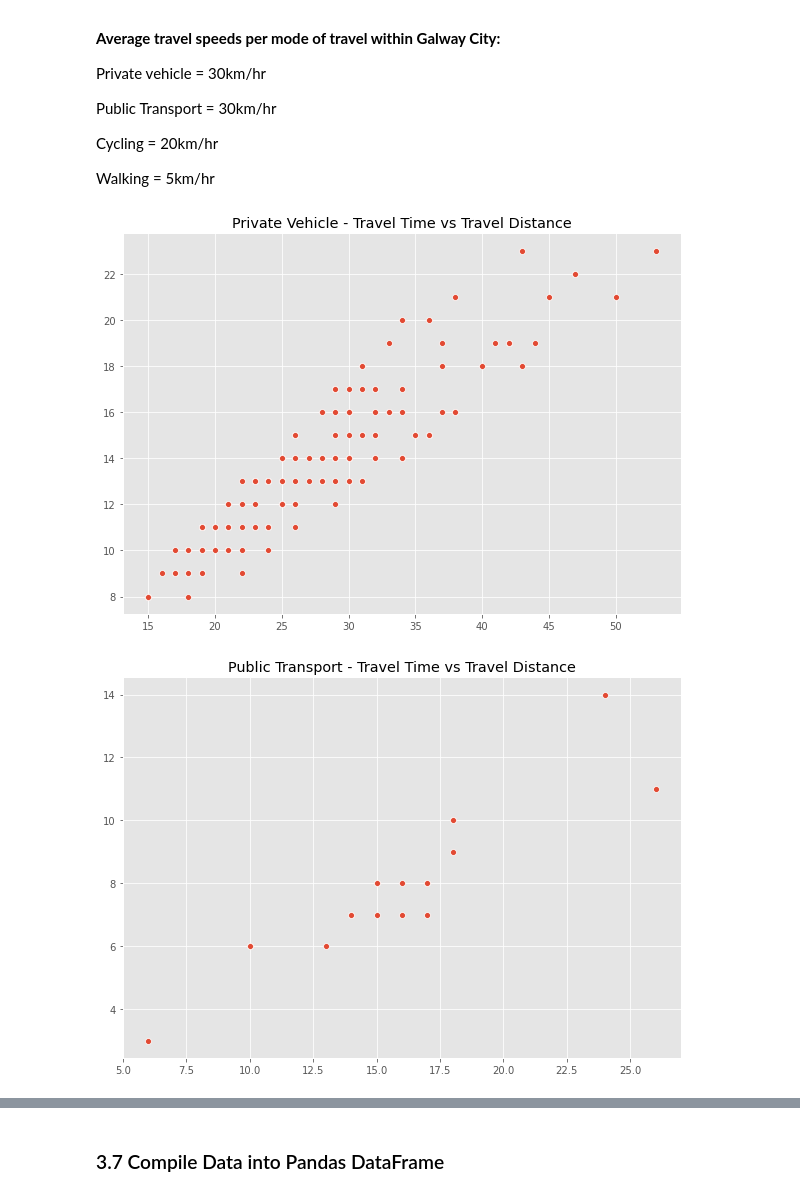
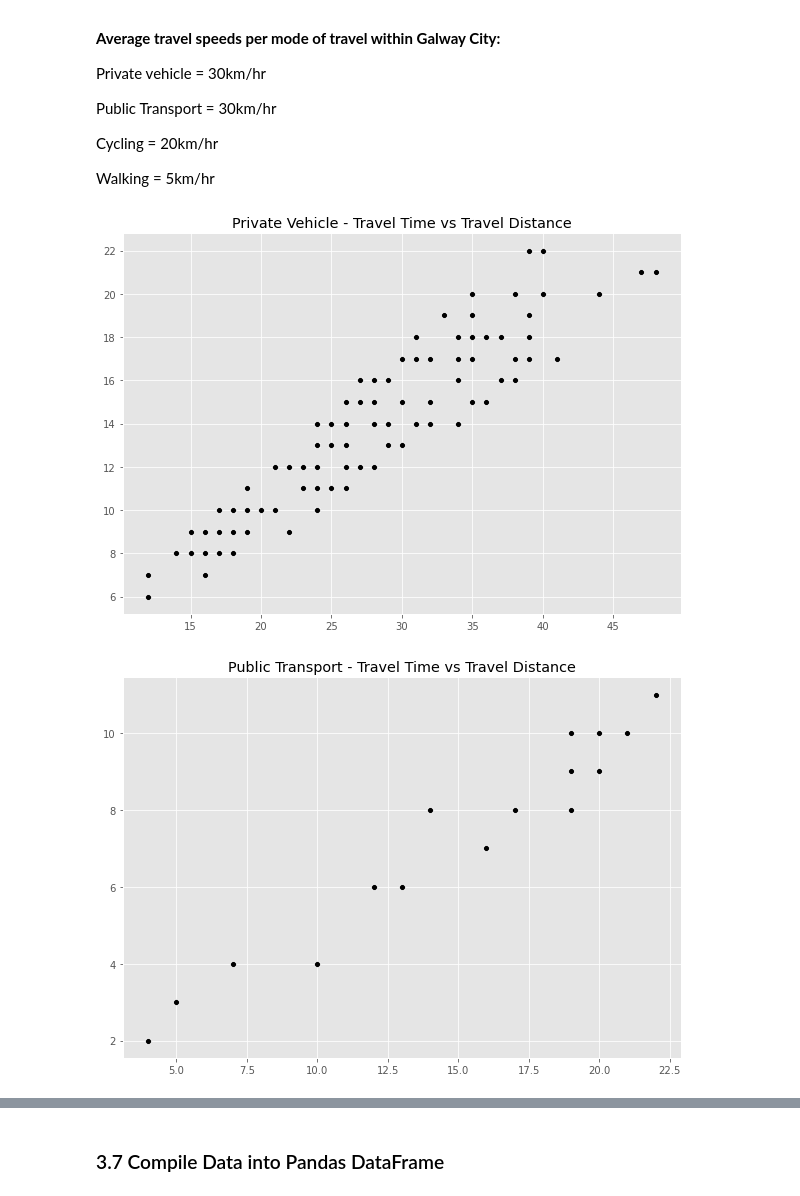
Before and after one commit to PaulSweeney89/ProgDA-Project2020, a Jupyter notebook: Traffic.ipynb, the cells around one changed output, grey strips where cells are left out. Cells and saved outputs as stored; diff of their text form; code cells hidden in the pictures.

```diff
--- a/Traffic.ipynb
+++ b/Traffic.ipynb
@@ -181,19 +182,23 @@ def mot(age_list):
     for val in age_list:
 
         if val in range(18, 25):
-            w = np.random.choice(m, p=[0.1, 0.23, 0.30, 0.37])
+            w = np.random.choice(m, p=[0.05, 0.25, 0.30, 0.40])
             mode.append(w)
 
-        elif val in range(25, 45):
-            x = np.random.choice(m, p=[0.82, 0.08, 0.05, 0.05])
+        elif val in range(25, 35):
+            x = np.random.choice(m, p=[0.5, 0.1, 0.3, 0.1])
+            mode.append(x)
+
+        elif val in range(35, 45):
+            x = np.random.choice(m, p=[0.70, 0.05, 0.10, 0.15])
             mode.append(x)
 
         elif val in range(45, 60):
-            y = np.random.choice(m, p=[0.82, 0.09, 0.04, 0.05])
+            y = np.random.choice(m, p=[0.85, 0.1, 0.00, 0.05])
             mode.append(y)
 
         else:
-            z = np.random.choice(m, p=[0.65, 0.12, 0.05, 0.18])
+            z = np.random.choice(m, p=[0.75, 0.20, 0.0, 0.05])
             mode.append(z)
 
     return mode
@@ -465,18 +479,19 @@ Walking = 5km/hr
 # %%
 # Journey times for private vehicles
 
 # account for variance in private vehicles speed by randomly adjusting speed by +/- 5km/hr
 jt_pv = []
 for i, j in enumerate(jd_pv):
     time_calc = round((j / (30 + np.random.randint(-5, 6))) * 60, 0)
     jt_pv.append(time_calc)
 
 # Output distance vs time scatter plot
-sns.scatterplot(jt_pv, jd_pv)
+sns.scatterplot(jt_pv, jd_pv, color='k')
+
 plt.title("Private Vehicle - Travel Time vs Travel Distance")
 plt.show()
 # %% [output]
-[figure, old version]
+[figure, new version]
 # %%
 # Journey times for public transport
 
@@ -487,11 +502,12 @@ for i, j in enumerate(jd_pt):
     jt_pt.append(time_calc)
 
 # Output distance vs time scatter plot
-sns.scatterplot(jt_pt, jd_pt)
+sns.scatterplot(jt_pt, jd_pt, color='k')
+
 plt.title("Public Transport - Travel Time vs Travel Distance")
 plt.show()
 # %% [output]
-[figure, old version]
+[figure, new version]
 # %%
 # Journey times for cycling
 
```
Also changed, not shown: parts of 32 cells of this notebook.
